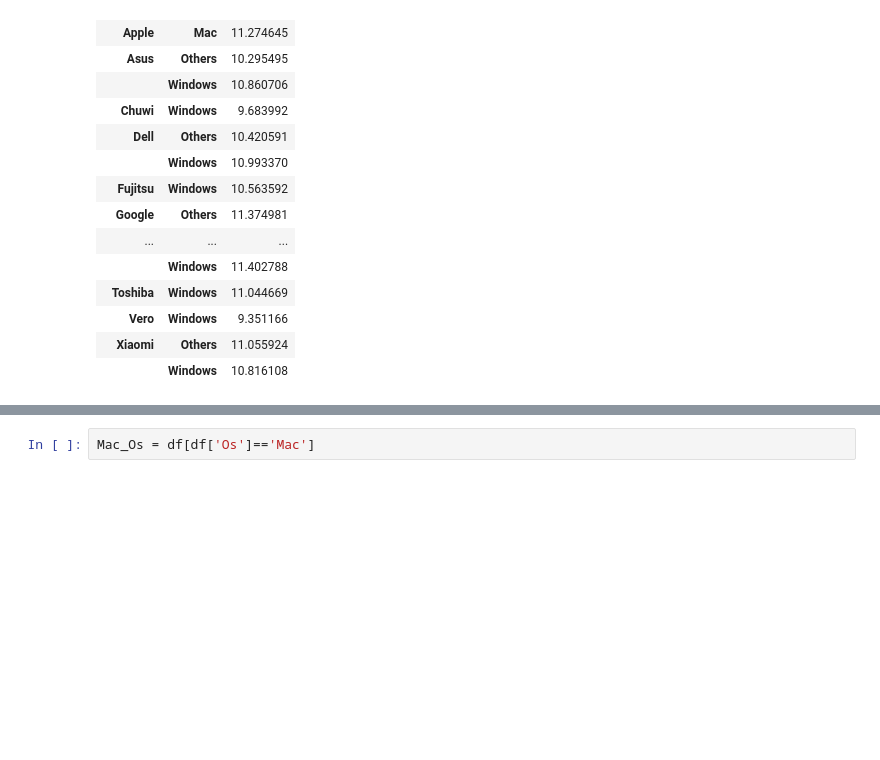
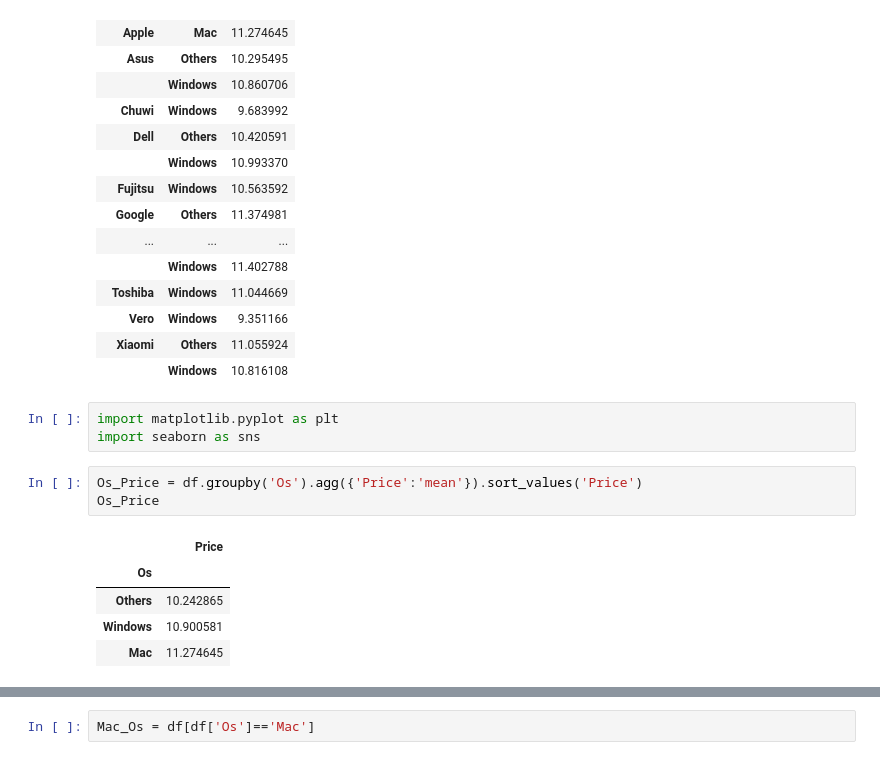
Before and after one commit to sha2992/Laptop-Price-Data, a Jupyter notebook: laptop-price-data-analysis-prediction.ipynb, the cells around one changed output, grey strips where cells are left out. Drawn from its saved outputs; the diff is of its cells as text; blank space fills up the shorter version.

```diff
--- a/laptop-price-data-analysis-prediction.ipynb
+++ b/laptop-price-data-analysis-prediction.ipynb
@@ -358,3 +358,15 @@ df.groupby(['Company','Os']).agg({'Price':'mean'})
 | Vero | Windows | 9.351166 |
 | Xiaomi | Others | 11.055924 |
 |  | Windows | 10.816108 |
+# %%
+import matplotlib.pyplot as plt
+import seaborn as sns
+# %%
+Os_Price = df.groupby('Os').agg({'Price':'mean'}).sort_values('Price')
+Os_Price
+# %% [output]
+|  | Price |
+| Os |  |
+| Others | 10.242865 |
+| Windows | 10.900581 |
+| Mac | 11.274645 |
```
Also changed, not shown: parts of 2 cells of this notebook.
